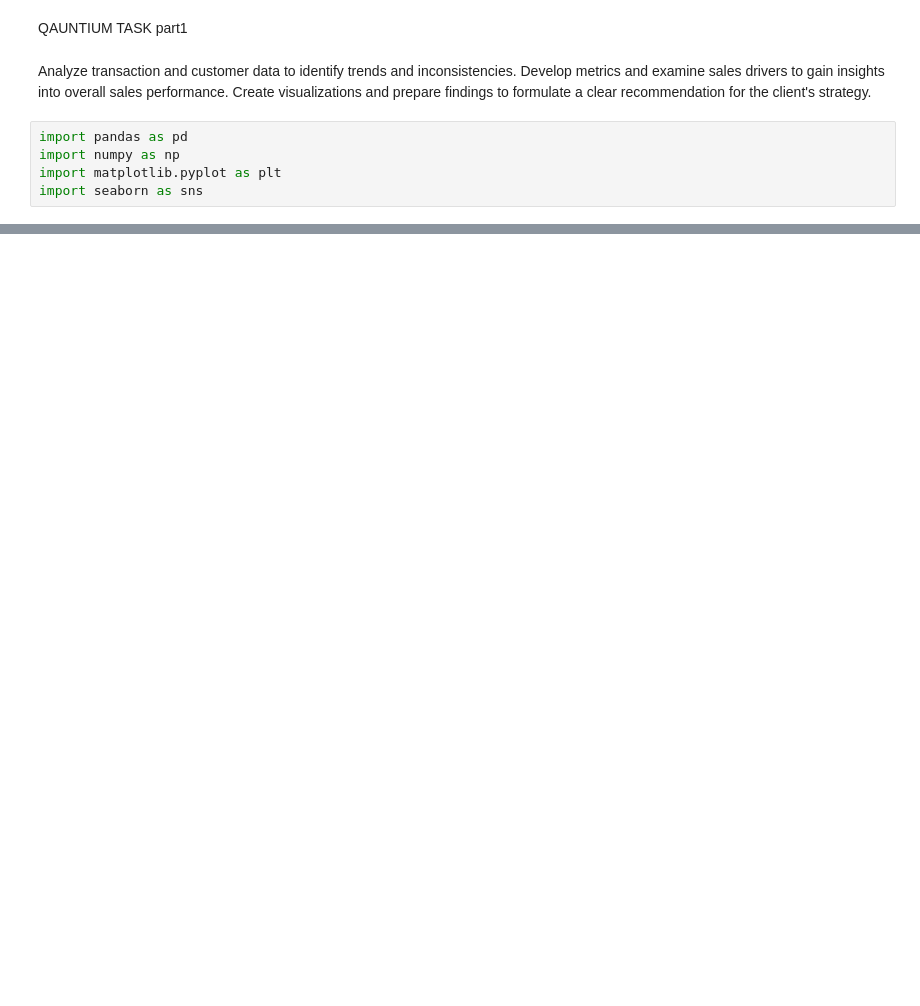
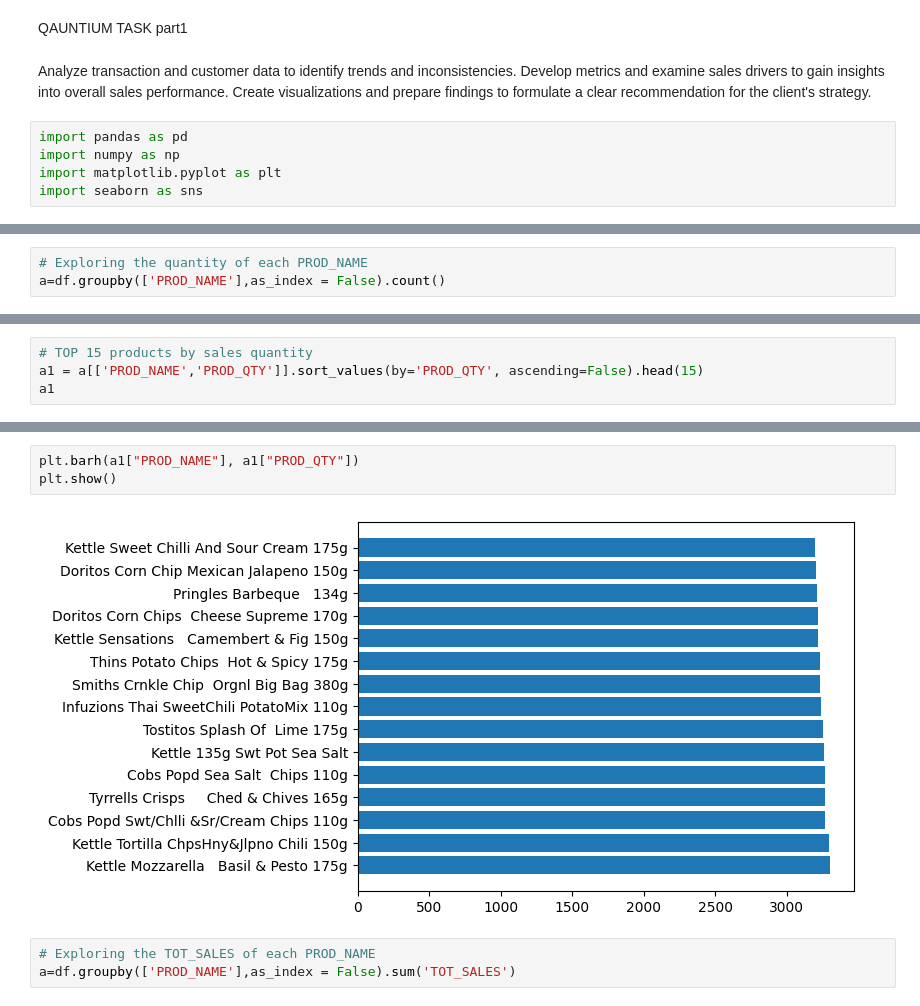
Before and after one commit to dens22us/SQL, a Jupyter notebook: Quantium, work day simulation p1.ipynb, the cells around one changed output, grey strips where cells are left out. Cells and saved outputs as stored; diff of their text form; blank space fills up the shorter version.

```diff
--- a/Quantium, work day simulation p1.ipynb
+++ b/Quantium, work day simulation p1.ipynb
@@ -11,0 +167,3 @@ import seaborn as sns
+# %%
+# Exploring the quantity of each PROD_NAME
+a=df.groupby(['PROD_NAME'],as_index = False).count()
@@ -11,0 +184,4 @@ import seaborn as sns
+# %%
+# TOP 15 products by sales quantity
+a1 = a[['PROD_NAME','PROD_QTY']].sort_values(by='PROD_QTY', ascending=False).head(15)
+a1
@@ -11,0 +205,8 @@ import seaborn as sns
+# %%
+plt.barh(a1["PROD_NAME"], a1["PROD_QTY"])
+plt.show()
+# %% [output]
+[figure, added]
+# %%
+# Exploring the TOT_SALES of each PROD_NAME
+a=df.groupby(['PROD_NAME'],as_index = False).sum('TOT_SALES')
```
Also changed, not shown: parts of 77 cells of this notebook.
